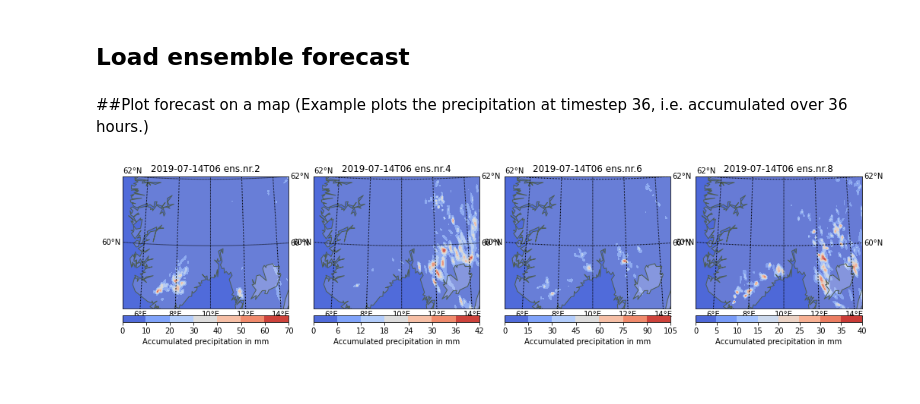
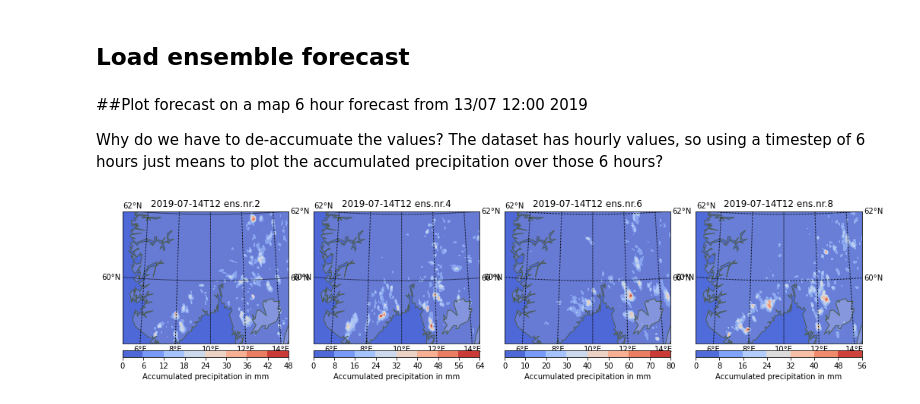
Before and after one commit to eirikngard/GEO4902, a Jupyter notebook: Ensemble_prediction.ipynb, the cells around one changed output. Cells and saved outputs as stored; diff of their text form; code cells hidden in the pictures.

```diff
--- a/Ensemble_prediction.ipynb
+++ b/Ensemble_prediction.ipynb
@@ -16,17 +16,20 @@ from matplotlib import pyplot as plt
 year =  '2019'
 day  =  '13'
 month = '07'
-hour_1  ='06'
+hour_1  ='12'
 
 url='https://thredds.met.no/thredds/dodsC/meps25epsarchive/' +year+'/'+month+'/'+day+'/meps_extracted_2_5km_'+year+month+day+'T'+hour_1+'Z.nc'
 forecast_1 = xr.open_dataset(url)
-# %% [markdown]
-##Plot forecast on a map
-(Example plots the precipitation at timestep 36, i.e. accumulated over 36 hours.)
+# %% [markdown]
+##Plot forecast on a map
+6 hour forecast from 13/07 12:00 2019
+
+Why do we have to de-accumuate the values?
+The dataset has hourly values, so using a timestep of 6 hours just means to plot the accumulated precipitation over those 6 hours?
 # %%
 from mpl_toolkits.basemap import Basemap
 import matplotlib.gridspec as gridspec
-timestep_1=24
+timestep_1=6
 mlevel=0
 memb1=2 # Ensemble member
 memb2 = 4
@@ -55,31 +58,31 @@ cbar.set_label('Accumulated precipitation in mm')
 ax = plt.subplot(gs[1],aspect='equal')
 m.drawcoastlines(color='#4D5D53'); m.fillcontinents(alpha=0.2)
 parallels = np.arange(0.,90,2); m.drawparallels(parallels,labels=[1,1,1,0],fontsize=10)
 meridians = np.arange(0.,360.,2); m.drawmeridians(meridians,labels=[0,0,0,1],latmax=80,fontsize=10)
 x, y = m(np.array(forecast_1.longitude),np.array(forecast_1.latitude))               # compute map proj coordinates.
 cs=m.contourf(x,y,np.array( forecast_1.precipitation_amount_acc[timestep_1,mlevel,memb2,:,:]),cmap=plt.cm.coolwarm,extemd='max')
 plt.title (np.datetime_as_string(forecast_1.time[timestep_1],unit='h')+" ens.nr."+str(memb2))
 cbar = m.colorbar(cs,location='bottom',pad="5%")
 cbar.set_label('Accumulated precipitation in mm')
 
 ax = plt.subplot(gs[2],aspect='equal')
 m.drawcoastlines(color='#4D5D53'); m.fillcontinents(alpha=0.2)
 parallels = np.arange(0.,90,2); m.drawparallels(parallels,labels=[1,1,1,0],fontsize=10)
 meridians = np.arange(0.,360.,2); m.drawmeridians(meridians,labels=[0,0,0,1],latmax=80,fontsize=10)
 x, y = m(np.array(forecast_1.longitude),np.array(forecast_1.latitude))               # compute map proj coordinates.
 cs=m.contourf(x,y,np.array( forecast_1.precipitation_amount_acc[timestep_1,mlevel,memb3,:,:]),cmap=plt.cm.coolwarm,extemd='max')
 plt.title (np.datetime_as_string(forecast_1.time[timestep_1],unit='h')+" ens.nr."+str(memb3))
 cbar = m.colorbar(cs,location='bottom',pad="5%")
 cbar.set_label('Accumulated precipitation in mm')
 
 ax = plt.subplot(gs[3],aspect='equal')
 m.drawcoastlines(color='#4D5D53'); m.fillcontinents(alpha=0.2)
 parallels = np.arange(0.,90,2); m.drawparallels(parallels,labels=[1,1,1,0],fontsize=10)
 meridians = np.arange(0.,360.,2); m.drawmeridians(meridians,labels=[0,0,0,1],latmax=80,fontsize=10)
 x, y = m(np.array(forecast_1.longitude),np.array(forecast_1.latitude))               # compute map proj coordinates.
 cs=m.contourf(x,y,np.array( forecast_1.precipitation_amount_acc[timestep_1,mlevel,memb4,:,:]),cmap=plt.cm.coolwarm,extemd='max')
 plt.title (np.datetime_as_string(forecast_1.time[timestep_1],unit='h')+" ens.nr."+str(memb4))
 cbar = m.colorbar(cs,location='bottom',pad="5%")
 cbar.set_label('Accumulated precipitation in mm')
 # %% [output]
-[figure, old version]
+[figure, new version]
```
Also changed, not shown: parts of 10 cells of this notebook.
